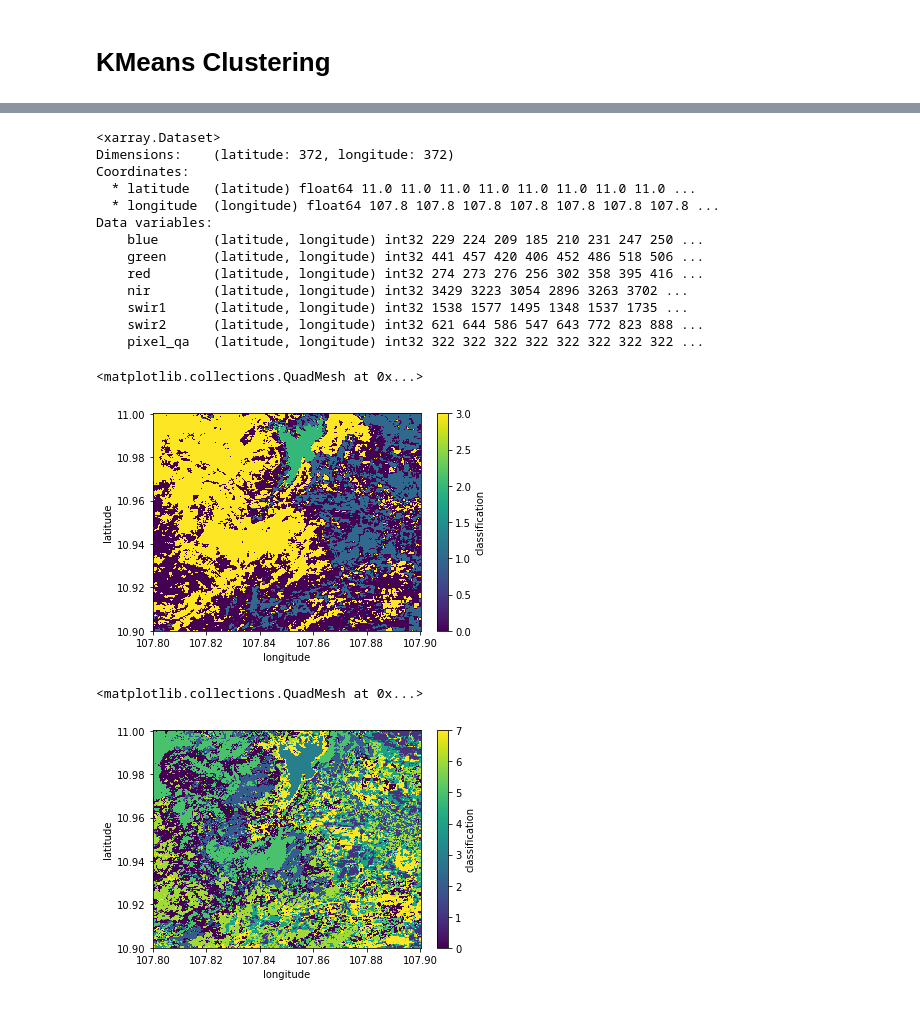
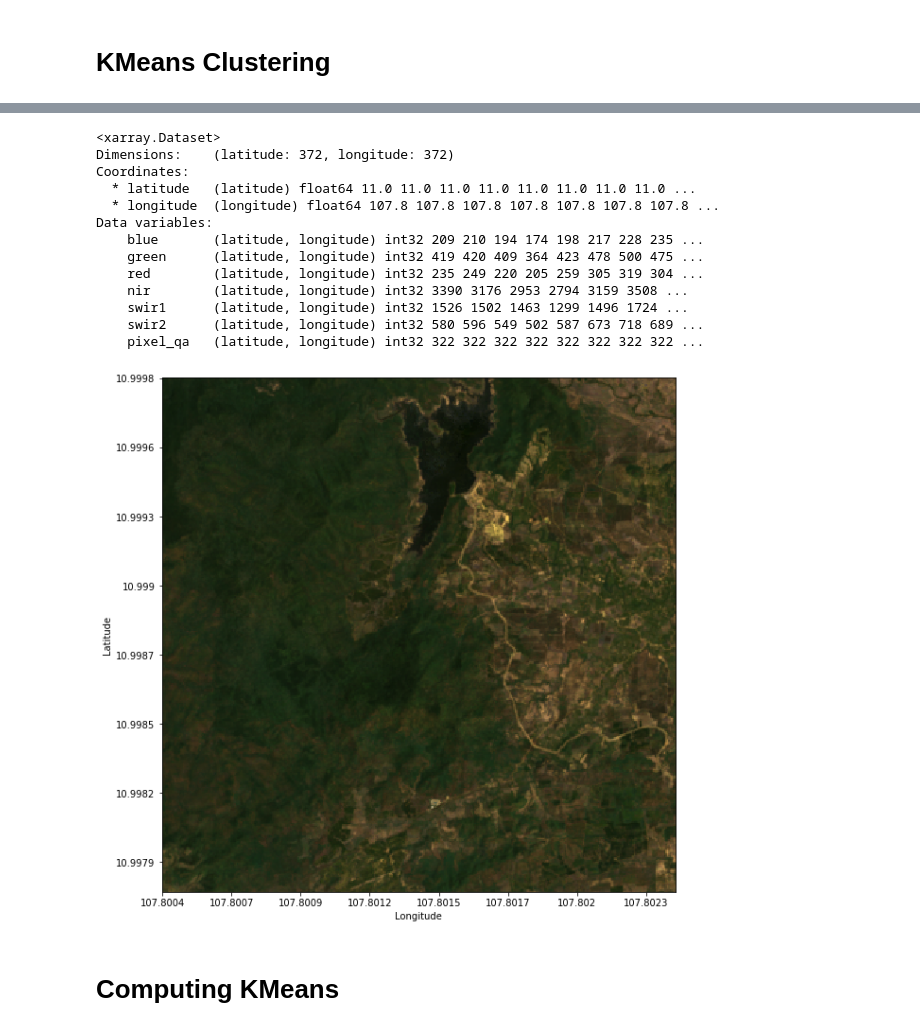
Before and after one commit to ceos-seo/data_cube_notebooks, a Jupyter notebook: kmeans_clustering_example.ipynb, the cells around one changed output, grey strips where cells are left out. Cells and saved outputs as stored; diff of their text form; code cells hidden in the pictures.

Commit message:
Refactor Kmeans Clustering notebook to include side by side comparisons with Mosaic.

```diff
--- a/kmeans_clustering_example.ipynb
+++ b/kmeans_clustering_example.ipynb
@@ -33,11 +35,12 @@ for index, chunk in enumerate(geographic_chunks):
                    lon=chunk['longitude'], lat=chunk['latitude'],
                    measurements=measurements)
 
-    clear_xarray  = ls7_unpack_qa(data.pixel_qa, "clear")
-    water_xarray  = ls7_unpack_qa(data.pixel_qa, "water")
+    clear_xarray  = ls8_unpack_qa(data.pixel_qa, "clear")
+    water_xarray  = ls8_unpack_qa(data.pixel_qa, "water")
+
     clean_mask = np.logical_or(clear_xarray.values.astype(bool),
                                water_xarray.values.astype(bool))
-    product_chunks.append(create_median_mosaic(data))
+    product_chunks.append(create_median_mosaic(data, clean_mask = clean_mask))
 
 final_mosaic = combine_geographic_chunks(product_chunks)
 
@@ -51,11 +58,17 @@ Coordinates:
   * latitude   (latitude) float64 11.0 11.0 11.0 11.0 11.0 11.0 11.0 11.0 ...
   * longitude  (longitude) float64 107.8 107.8 107.8 107.8 107.8 107.8 107.8 ...
 Data variables:
-    blue       (latitude, longitude) int32 229 224 209 185 210 231 247 250 ...
-    green      (latitude, longitude) int32 441 457 420 406 452 486 518 506 ...
-    red        (latitude, longitude) int32 274 273 276 256 302 358 395 416 ...
-    nir        (latitude, longitude) int32 3429 3223 3054 2896 3263 3702 ...
-    swir1      (latitude, longitude) int32 1538 1577 1495 1348 1537 1735 ...
-    swir2      (latitude, longitude) int32 621 644 586 547 643 772 823 888 ...
+    blue       (latitude, longitude) int32 209 210 194 174 198 217 228 235 ...
+    green      (latitude, longitude) int32 419 420 409 364 423 478 500 475 ...
+    red        (latitude, longitude) int32 235 249 220 205 259 305 319 304 ...
+    nir        (latitude, longitude) int32 3390 3176 2953 2794 3159 3508 ...
+    swir1      (latitude, longitude) int32 1526 1502 1463 1299 1496 1724 ...
+    swir2      (latitude, longitude) int32 580 596 549 502 587 673 718 689 ...
     pixel_qa   (latitude, longitude) int32 322 322 322 322 322 322 322 322 ...
+# %%
+rgb(final_mosaic)
+# %% [output]
+[figure, added]
+# %% [markdown]
+# Computing KMeans
 # %%
@@ -66,13 +83,3 @@ classification_12 = kmeans_cluster_dataset(final_mosaic, n_clusters=12)
 write_geotiff_from_xr("ls8_cluster4.tif", classification_4, ['classification'], nodata=-9999)
 write_geotiff_from_xr("ls8_cluster8.tif", classification_8, ['classification'], nodata=-9999)
 write_geotiff_from_xr("ls8_cluster12.tif", classification_12, ['classification'], nodata=-9999)
-# %%
-classification_4.classification.plot()
-# %% [output]
-<matplotlib.collections.QuadMesh at 0x...>
-[figure, removed]
-# %%
-classification_8.classification.plot()
-# %% [output]
-<matplotlib.collections.QuadMesh at 0x...>
-[figure, removed]
```
Also changed, not shown: parts of 15 cells of this notebook.
